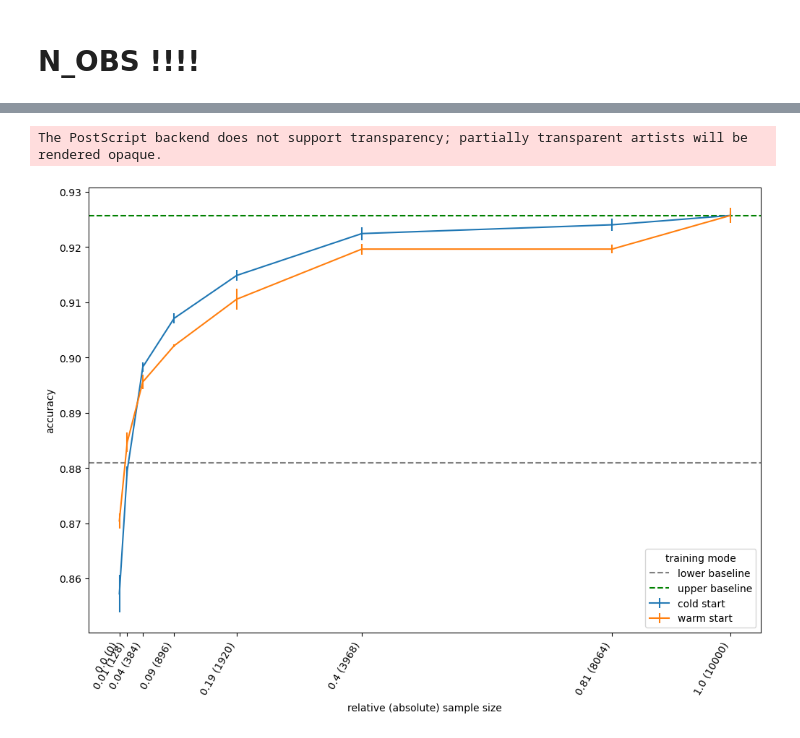
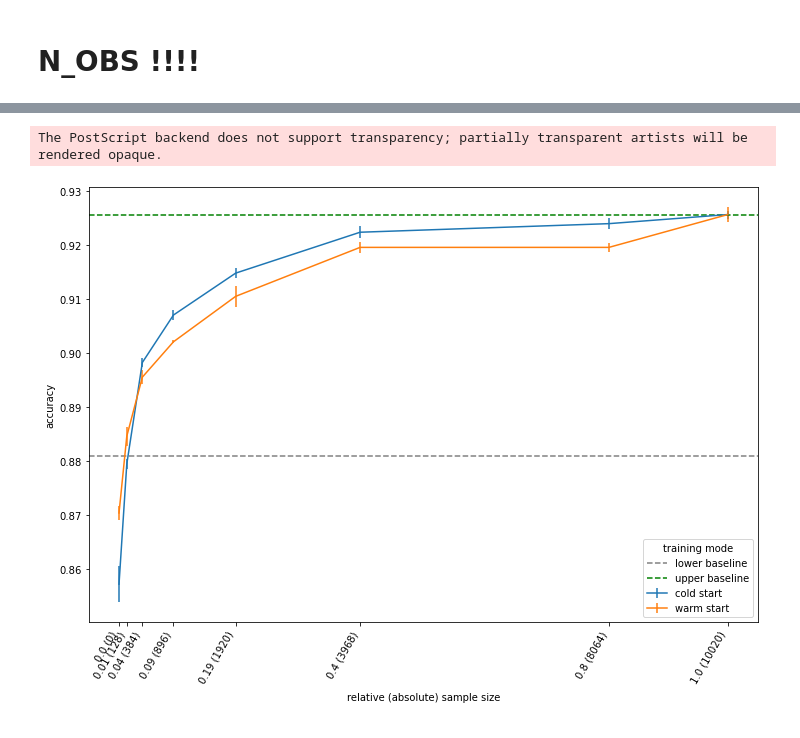
Before and after one commit to slds-lmu/wildlife-experiments, a Jupyter notebook: analysis_experiments.ipynb, the cells around one changed output, grey strips where cells are left out. Saved outputs shown, nothing was run; the diff lists cells and outputs as text; code cells hidden in the pictures.

```diff
--- a/analysis_experiments.ipynb
+++ b/analysis_experiments.ipynb
@@ -403,0 +386,5 @@ european_hare       0.60      0.41      0.49       111
+# %%
+ConfusionMatrixDisplay.from_predictions(y_true=np.array(y_trues), y_pred=np.array(y_preds), **CONFMAT_ARGS)
+plt.rcParams['figure.figsize'] = (7, 7)
+plt.savefig('figures/cm_oosample.eps')
+plt.savefig('figures/cm_oosample.png')
@@ -450,7 +438,7 @@ european_hare       0.94      0.61      0.74       111
 # N_OBS !!!!
 # %%
 # compute relative sample size per iteration (sizes hard-coded for training)
-n_obs = 10000
+n_obs = 10020
 init_batches = [0] + [2**x for x in range(7, 13)]
 batch_sizes = init_batches + [n_obs - sum(init_batches)]
 batch_sizes_cs = np.cumsum([x / n_obs for x in batch_sizes])
@@ -489,6 +477,9 @@ for i in ITERATIONS:
             y_preds = np.concatenate((y_preds, y_pred))
     if i == ITERATION_EXTRACT:
         ConfusionMatrixDisplay.from_predictions(y_true=np.array(y_trues), y_pred=np.array(y_preds), **CONFMAT_ARGS)
+        plt.rcParams['figure.figsize'] = (7, 7)
+        plt.savefig('figures/cm_active.eps')
+        plt.savefig('figures/cm_active.png')
         print(
             classification_report(
                 y_true=y_trues,
@@ -560,31 +551,33 @@ al_perf_rec_pd = pd.DataFrame(al_perf_rec)
 # %%
 fig, ax = plt.subplots(figsize=(12, 8))
 ax.errorbar(al_perf_acc_pd['relative_size'], al_perf_acc_pd['acc_coldstart'], al_perf_acc_pd['se_coldstart'])
 ax.errorbar(al_perf_acc_pd['relative_size'], al_perf_acc_pd['acc_warmstart'], al_perf_acc_pd['se_warmstart'])
 ax.set_xlabel('relative (absolute) sample size')
 ax.set_xticks(al_perf_acc_pd['relative_size'])
 ax.set_xticklabels(
     [
         f' {round(i, 2)} ({round(j, 2)})'
         for i, j in zip(al_perf_acc_pd['relative_size'], np.cumsum(batch_sizes))
     ],
     rotation=60,
     ha='right'
 )
 ax.set_ylabel('accuracy')
 # ax2 = ax.twiny()
 # ax2.set_xticks(al_perf_acc_pd['relative_size'])
 # ax2.set_xticklabels(batch_sizes, rotation=45)
 # ax2.set_xlabel('absolute sample size')
 # ax.set_xscale('log')
 ax.axhline(acc_al_lower_limit,color='gray',ls='--')
 ax.axhline(acc_al_upper_limit,color='green',ls='--')
 ax.legend(
     title='training mode',
     loc='lower right',
     labels=['lower baseline', 'upper baseline', 'cold start', 'warm start']
 )
+plt.rcParams['figure.figsize'] = (7, 7)
 plt.savefig('figures/active_learning.eps')
+plt.savefig('figures/active_learning.png')
 # %% [output]
 The PostScript backend does not support transparency; partially transparent artists will be rendered opaque.
-[figure, old version]
+[figure, new version]
```
Also changed, not shown: parts of 8 cells of this notebook, 8 other files.
